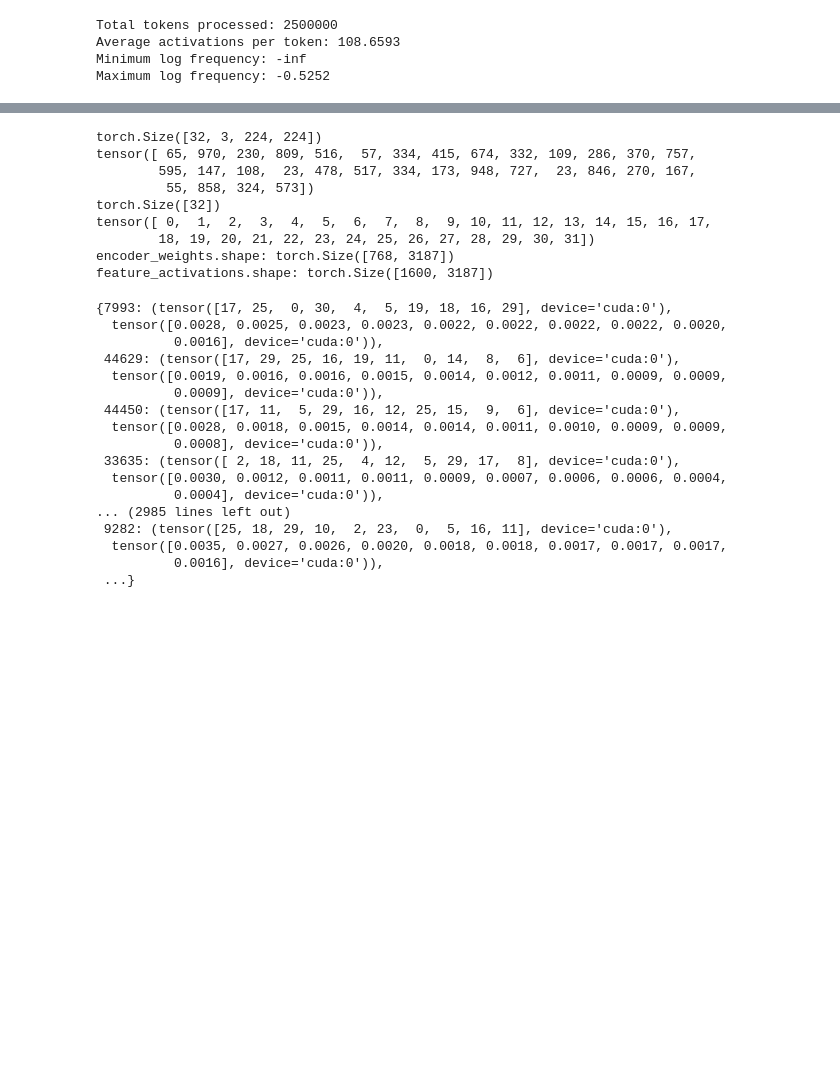
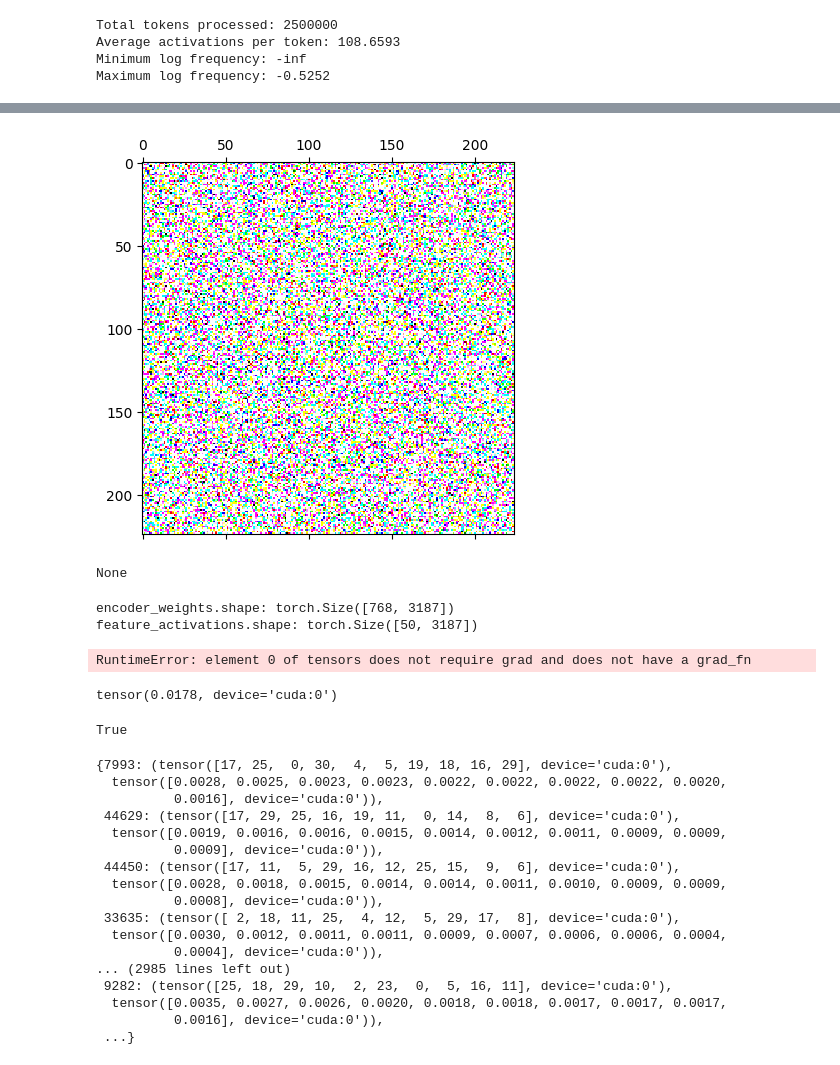
Before and after one commit to soniajoseph/ViT-Prisma, a Jupyter notebook: src/vit_prisma/sae/evals/feature_grad_ascent_maximally_activ_tokens.ipynb, the cells around one changed output, grey strips where cells are left out. Drawn from its saved outputs; the diff is of its cells as text; code cells hidden in the pictures; blank space fills up the shorter version.

```diff
--- a/src/vit_prisma/sae/evals/feature_grad_ascent_maximally_activ_tokens.ipynb
+++ b/src/vit_prisma/sae/evals/feature_grad_ascent_maximally_activ_tokens.ipynb
@@ -378,0 +483,9 @@ example_image = nn.Parameter(torch.zeros((3, 224, 224)))
+# %%
+
+import matplotlib.pyplot as plt
+import numpy as np
+
+plt.matshow(example_image.detach().cpu().permute(1,2,0).numpy())
+
+plt.show()
+# %% [output]
@@ -379,3 +493,8 @@ example_image = nn.Parameter(torch.zeros((3, 224, 224)))
+[figure, added]
+# %%
+print(example_image.grad)
+# %% [output]
+None
 # %%
 max_samples = cfg.eval_max
 
@@ -383,31 +502,27 @@ top_activations = {i: (None, None) for i in interesting_features_indices}
 encoder_biases = sparse_autoencoder.b_enc[interesting_features_indices]
 encoder_weights = sparse_autoencoder.W_enc[:, interesting_features_indices]
 
+model.eval()
+
 processed_samples = 0
-for batch_images, hmm, batch_indices in tqdm(val_dataloader):
-    print(batch_images.shape)
-    print(hmm)
-    print(hmm.shape)
-    print(batch_indices)
-    batch_images = batch_images.to(cfg.device)
-    batch_indices = batch_indices.to(cfg.device)
-    batch_size = batch_images.shape[0]
+feature_activations = compute_feature_activations_image(
+    example_image[None,:,:,:].cuda(), model, sparse_autoencoder, encoder_weights, encoder_biases,
+    interesting_features_indices, interesting_features_category
+)
 
-    highly_activ_resids = compute_feature_activations(
-        batch_images, model, sparse_autoencoder, encoder_weights, encoder_biases,
-        interesting_features_indices, interesting_features_category
-    )
-    break
+feature_activations[0][0].backward()
 # %% [output]
-torch.Size([32, 3, 224, 224])
-tensor([ 65, 970, 230, 809, 516,  57, 334, 415, 674, 332, 109, 286, 370, 757,
-        595, 147, 108,  23, 478, 517, 334, 173, 948, 727,  23, 846, 270, 167,
-         55, 858, 324, 573])
-torch.Size([32])
-tensor([ 0,  1,  2,  3,  4,  5,  6,  7,  8,  9, 10, 11, 12, 13, 14, 15, 16, 17,
-        18, 19, 20, 21, 22, 23, 24, 25, 26, 27, 28, 29, 30, 31])
 encoder_weights.shape: torch.Size([768, 3187])
-feature_activations.shape: torch.Size([1600, 3187])
+feature_activations.shape: torch.Size([50, 3187])
+RuntimeError: element 0 of tensors does not require grad and does not have a grad_fn
+# %%
+feature_activations[0][0]
+# %% [output]
+tensor(0.0178, device='cuda:0')
+# %%
+example_image.requires_grad
+# %% [output]
+True
 # %%
 batch_activations
 # %% [output]
```
Also changed, not shown: parts of 15 cells of this notebook.
